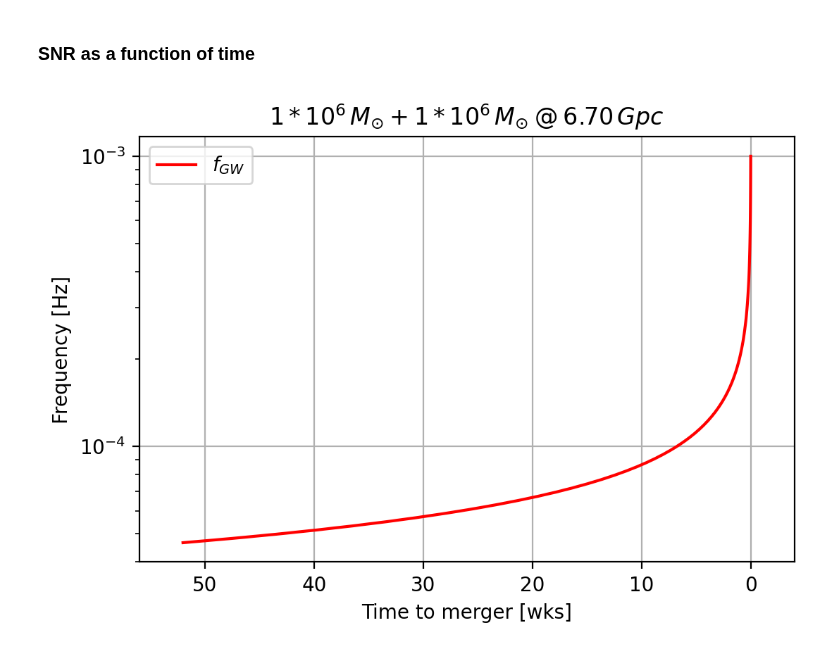
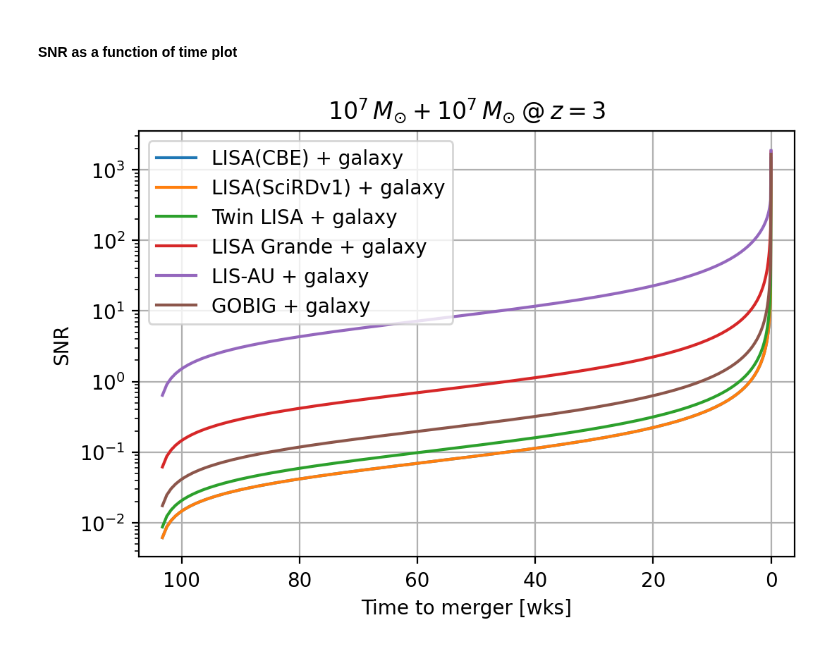
Before and after one commit to JohnGBaker/GWI-metrics, a Jupyter notebook: Notebooks/binaryResolution.ipynb, the cells around one changed output. Cells and saved outputs as stored; diff of their text form; code cells hidden in the pictures.

```diff
--- a/Notebooks/binaryResolution.ipynb
+++ b/Notebooks/binaryResolution.ipynb
@@ -47,4 +26,0 @@ binaryParams
-# %%
-# define the concept
-model=concepts.LISASciRDv1
-model
@@ -96,0 +30,3 @@ ax.grid(True)
+# %%
+source = sources.MBHB73.copy()
+source
@@ -96,0 +60,6 @@ ax.grid(True)
+# %%
+obs = list()
+for m in models:
+    ob = metrics.getSourceSnr(source,m,-2.0*constants.year)
+    ob = metrics.getResolution(ob)
+    obs.append(ob)
@@ -96,0 +71,16 @@ ax.grid(True)
+# %%
+# sensitivity plot
+fig = plt.figure(figsize=(6,4),dpi=200)
+ax = fig.add_subplot(1,1,1)
+f = np.logspace(-5,0,1000)
+for ob in obs:
+    ax.plot(f,metrics.makeSensitivity(f,ob.get('model')),linestyle='--',label=ob.get('model').get('label'))
+
+ax.plot(ob.get('f')[1:],np.abs(ob.get('h')[1:]**2)*np.diff(ob.get('f')),'none',color='black',linestyle='-',linewidth = 2.0,label=ob.get('source').get('label'))
+
+ax.set_xscale('log')
+ax.set_yscale('log')
+plt.xlabel(r'Frequency [Hz]')
+plt.ylabel(r'Strain PSD [Hz$^{-1}$]')
+plt.legend()
+ax.grid(True)
@@ -97,2 +89,2 @@ ax.grid(True)
 # %% [markdown]
-### SNR as a function of time
+#### SNR as a function of time plot
@@ -106,15 +91,17 @@ tvals = -np.flip(np.logspace(np.log10(-tstop),np.log10(-tstart),Npts))
 # %%
-f_of_t = chirp.fFromT(tvals,binaryParams['mtot'],binaryParams['eta'])
+# SNR of time plot
 fig = plt.figure(figsize=(6,4),dpi=200)
 ax = fig.add_subplot(1,1,1)
-ax.plot(-tvals*52/constants.year,f_of_t,'none',color='red',linestyle='-',label=r'$f_{GW}$')
-plt.title(sigLabel)
-plt.xlim([-tstart*52/constants.year+4,-4])
+for ob in obs:
+    ax.plot(-ob.get('t')*52/constants.year,ob.get('SNR of t'),linestyle='-',label=ob.get('model').get('label'))
+
+plt.xlim([-ob.get('t')[0]*52/constants.year+4,-4])
+plt.title(ob.get('source').get('label'))
 ax.set_xscale('linear')
 ax.set_yscale('log')
 plt.xlabel('Time to merger [wks]')
-plt.ylabel(r'Frequency [Hz]')
+plt.ylabel(r'SNR')
 plt.legend()
 ax.grid(True)
 # %% [output]
-[figure, old version]
+[figure, new version]
```
Also changed, not shown: parts of 24 cells of this notebook, 1 other file.
